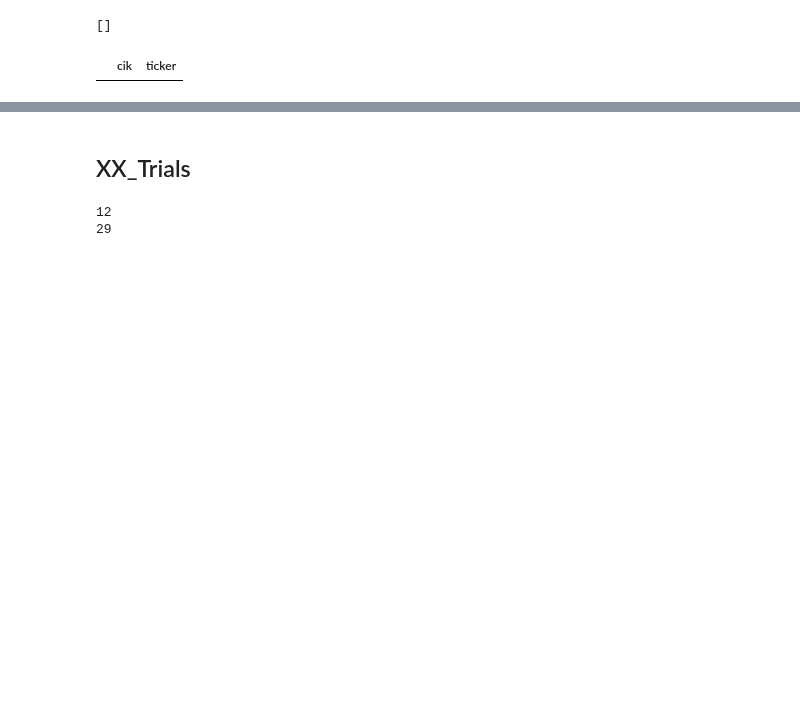
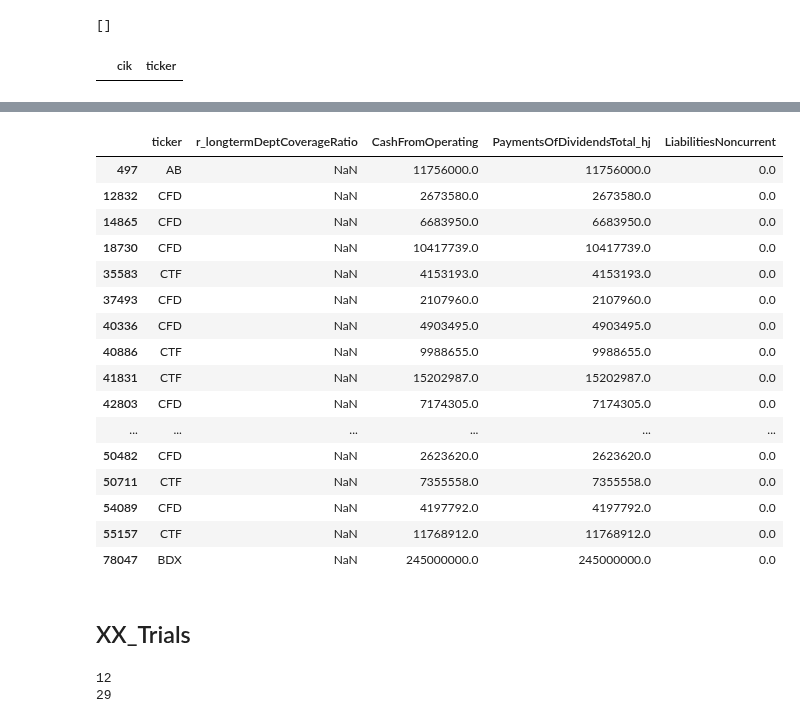
Before and after one commit to HansjoergW/bfh_mt_hs2020_sec_data, a Jupyter notebook: 09_Final_Preparation.ipynb, the cells around one changed output, grey strips where cells are left out. Cells and saved outputs as stored; diff of their text form; code cells hidden in the pictures; blank space fills up the shorter version.

```diff
--- a/09_Final_Preparation.ipynb
+++ b/09_Final_Preparation.ipynb
@@ -138,3 +176,25 @@ df_ciktik_unique[df_ciktik_unique.ticker.isin(used_mulitple_times)].sort_values(
+# %%
+#df['r_longtermDeptCoverageRatio']  =  (df.CashFromOperating - df.PaymentsOfDividendsTotal_hj) / df.LiabilitiesNoncurrent
+
+df_sec.loc[df_sec.r_longtermDeptCoverageRatio.isnull()][['ticker','r_longtermDeptCoverageRatio','CashFromOperating', 'PaymentsOfDividendsTotal_hj', 'LiabilitiesNoncurrent']]
+# %% [output]
+|  | ticker | r_longtermDeptCoverageRatio | CashFromOperating | PaymentsOfDividendsTotal_hj | LiabilitiesNoncurrent |
+| 497 | AB | NaN | 11756000.0 | 11756000.0 | 0.0 |
+| 12832 | CFD | NaN | 2673580.0 | 2673580.0 | 0.0 |
+| 14865 | CFD | NaN | 6683950.0 | 6683950.0 | 0.0 |
+| 18730 | CFD | NaN | 10417739.0 | 10417739.0 | 0.0 |
+| 35583 | CTF | NaN | 4153193.0 | 4153193.0 | 0.0 |
+| 37493 | CFD | NaN | 2107960.0 | 2107960.0 | 0.0 |
+| 40336 | CFD | NaN | 4903495.0 | 4903495.0 | 0.0 |
+| 40886 | CTF | NaN | 9988655.0 | 9988655.0 | 0.0 |
+| 41831 | CTF | NaN | 15202987.0 | 15202987.0 | 0.0 |
+| 42803 | CFD | NaN | 7174305.0 | 7174305.0 | 0.0 |
+| ... | ... | ... | ... | ... | ... |
+| 50482 | CFD | NaN | 2623620.0 | 2623620.0 | 0.0 |
+| 50711 | CTF | NaN | 7355558.0 | 7355558.0 | 0.0 |
+| 54089 | CFD | NaN | 4197792.0 | 4197792.0 | 0.0 |
+| 55157 | CTF | NaN | 11768912.0 | 11768912.0 | 0.0 |
+| 78047 | BDX | NaN | 245000000.0 | 245000000.0 | 0.0 |
 # %% [markdown]
 ## XX_Trials
 # %%
```
Also changed, not shown: parts of 10 cells of this notebook.
